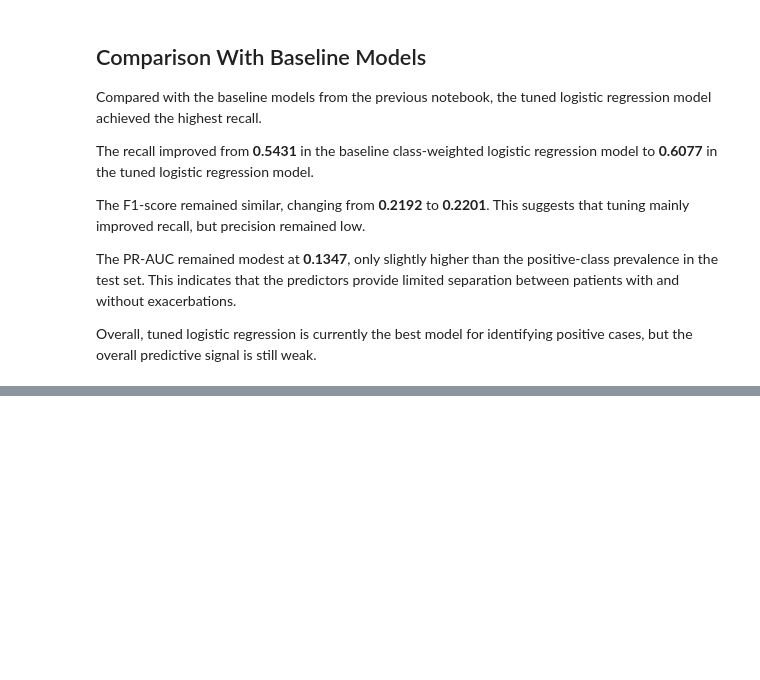
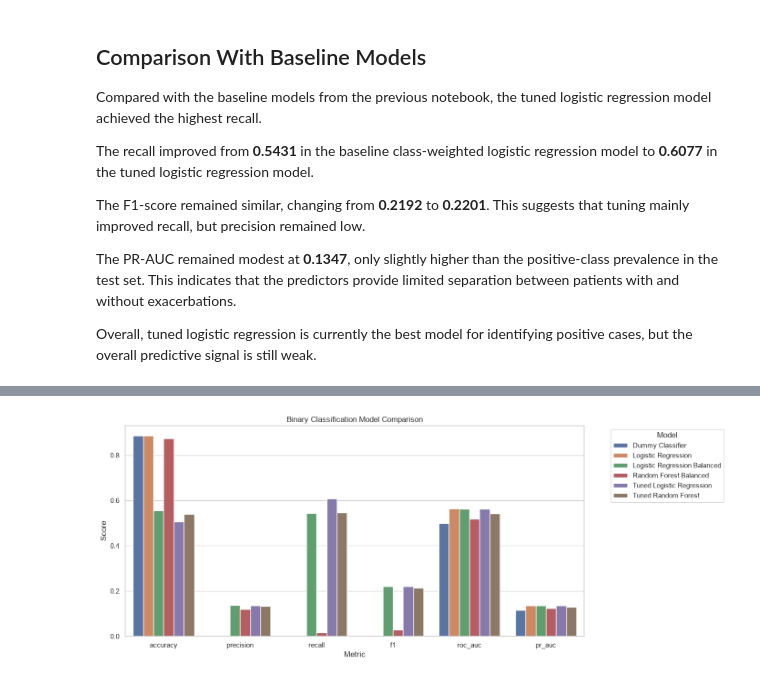
Before and after one commit to tarachd/drug-efficacy-asthma-ml, a Jupyter notebook: notebooks/04_binary_classification_model_tuning.ipynb, the cells around one changed output, grey strips where cells are left out. Drawn from its saved outputs; the diff is of its cells as text; code cells hidden in the pictures; blank space fills up the shorter version.

Commit message:
Tuned classification models (reg, rf)

```diff
--- a/notebooks/04_binary_classification_model_tuning.ipynb
+++ b/notebooks/04_binary_classification_model_tuning.ipynb
@@ -474,0 +576,12 @@ Overall, tuned logistic regression is currently the best model for identifying p
+# %%
+# Updated models comparison
+
+model_comparison = pd.concat(
+    [
+        baseline_comparison,
+        rf_tuned_test_results
+    ],
+    ignore_index=True
+)
+
+model_comparison
@@ -474,0 +611,28 @@ Overall, tuned logistic regression is currently the best model for identifying p
+# %%
+# Plotting tuned models to compare
+
+metrics_to_plot = ["accuracy", "precision", "recall", "f1", "roc_auc", "pr_auc"]
+
+model_comparison_long = model_comparison.melt(
+    id_vars="model",
+    value_vars=metrics_to_plot,
+    var_name="metric",
+    value_name="score"
+)
+
+plt.figure(figsize=(13, 6))
+
+sns.barplot(
+    data=model_comparison_long,
+    x="metric",
+    y="score",
+    hue="model"
+)
+
+plt.title("Binary Classification Model Comparison")
+plt.xlabel("Metric")
+plt.ylabel("Score")
+plt.legend(title="Model", bbox_to_anchor=(1.05, 1), loc="upper left")
+plt.show()
+# %% [output]
+[figure, added]
```
Also changed, not shown: parts of 14 cells of this notebook.
